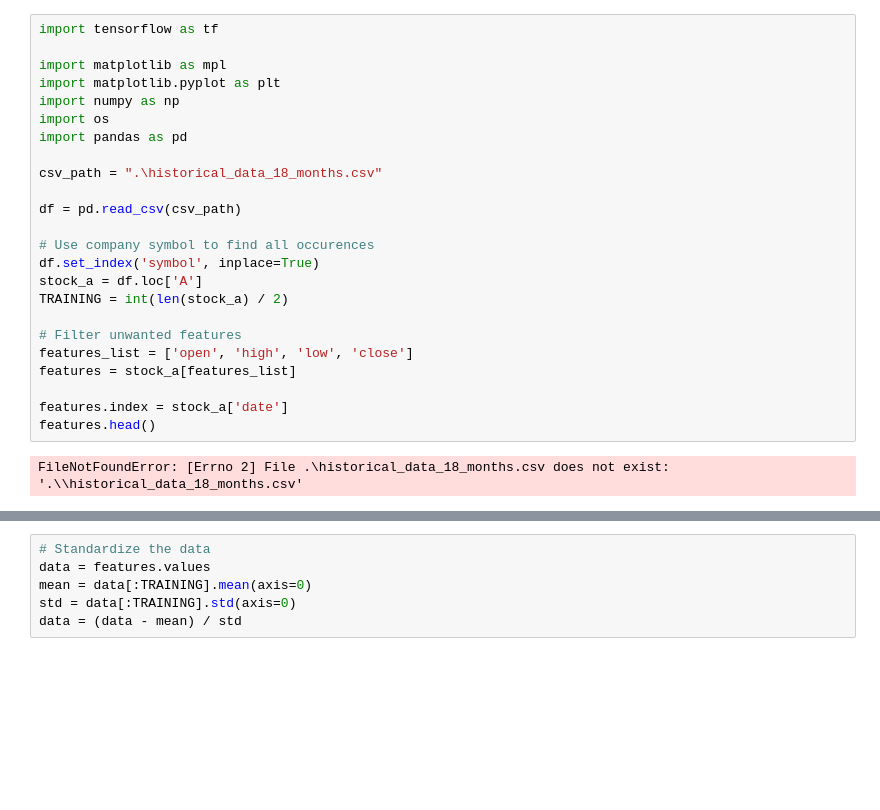
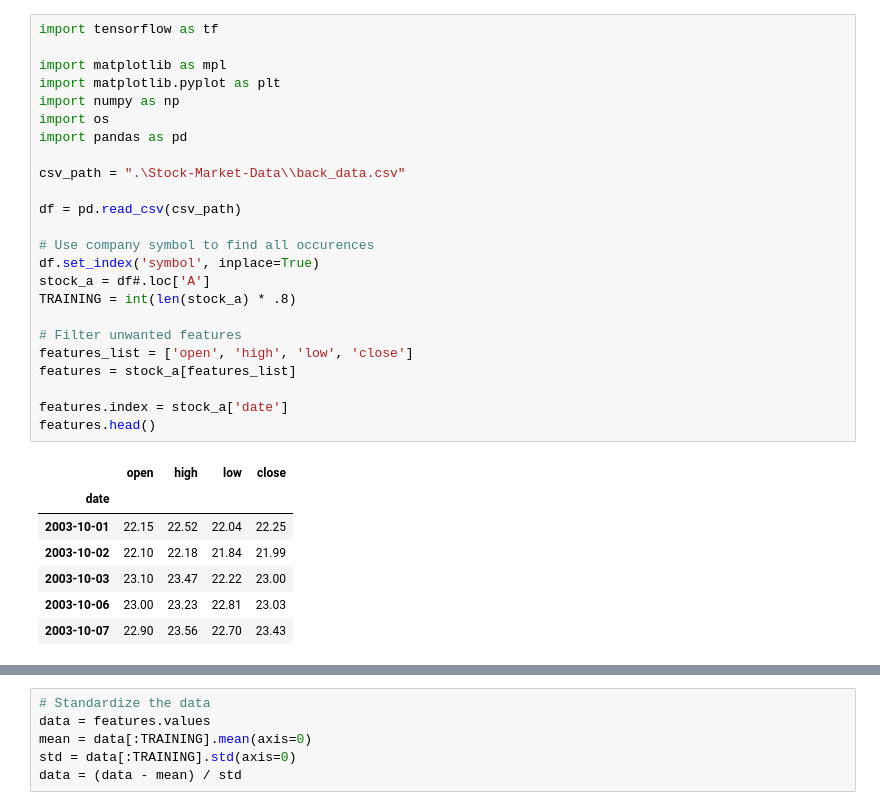
Before and after one commit to Matthew-Beliveau/Momentum-Trading-Testing-Bot, a Jupyter notebook: neural_network.ipynb, the cells around one changed output, grey strips where cells are left out. Drawn from its saved outputs; the diff is of its cells as text; blank space fills up the shorter version.

```diff
--- a/neural_network.ipynb
+++ b/neural_network.ipynb
@@ -1,29 +1,35 @@
 # %%
 import tensorflow as tf
 
 import matplotlib as mpl
 import matplotlib.pyplot as plt
 import numpy as np
 import os
 import pandas as pd
 
-csv_path = ".\historical_data_18_months.csv"
+csv_path = ".\Stock-Market-Data\\back_data.csv"
 
 df = pd.read_csv(csv_path)
 
 # Use company symbol to find all occurences
 df.set_index('symbol', inplace=True)
-stock_a = df.loc['A']
-TRAINING = int(len(stock_a) / 2)
+stock_a = df#.loc['A']
+TRAINING = int(len(stock_a) * .8)
 
 # Filter unwanted features
 features_list = ['open', 'high', 'low', 'close']
 features = stock_a[features_list]
 
 features.index = stock_a['date']
 features.head()
 # %% [output]
-FileNotFoundError: [Errno 2] File .\historical_data_18_months.csv does not exist: '.\\historical_data_18_months.csv'
+|  | open | high | low | close |
+| date |  |  |  |  |
+| 2003-10-01 | 22.15 | 22.52 | 22.04 | 22.25 |
+| 2003-10-02 | 22.10 | 22.18 | 21.84 | 21.99 |
+| 2003-10-03 | 23.10 | 23.47 | 22.22 | 23.00 |
+| 2003-10-06 | 23.00 | 23.23 | 22.81 | 23.03 |
+| 2003-10-07 | 22.90 | 23.56 | 22.70 | 23.43 |
 # %%
 features.plot(subplots=True)
 # %% [output]
```
Also changed, not shown: parts of 6 cells of this notebook.
